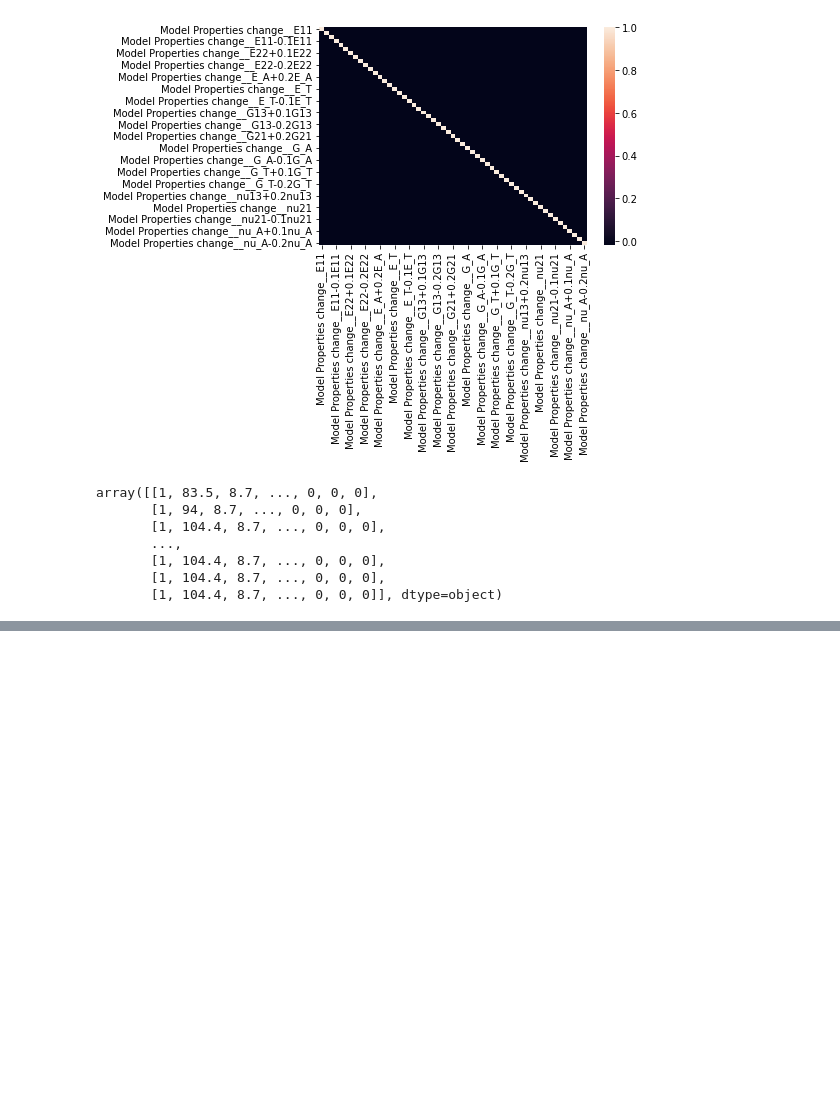
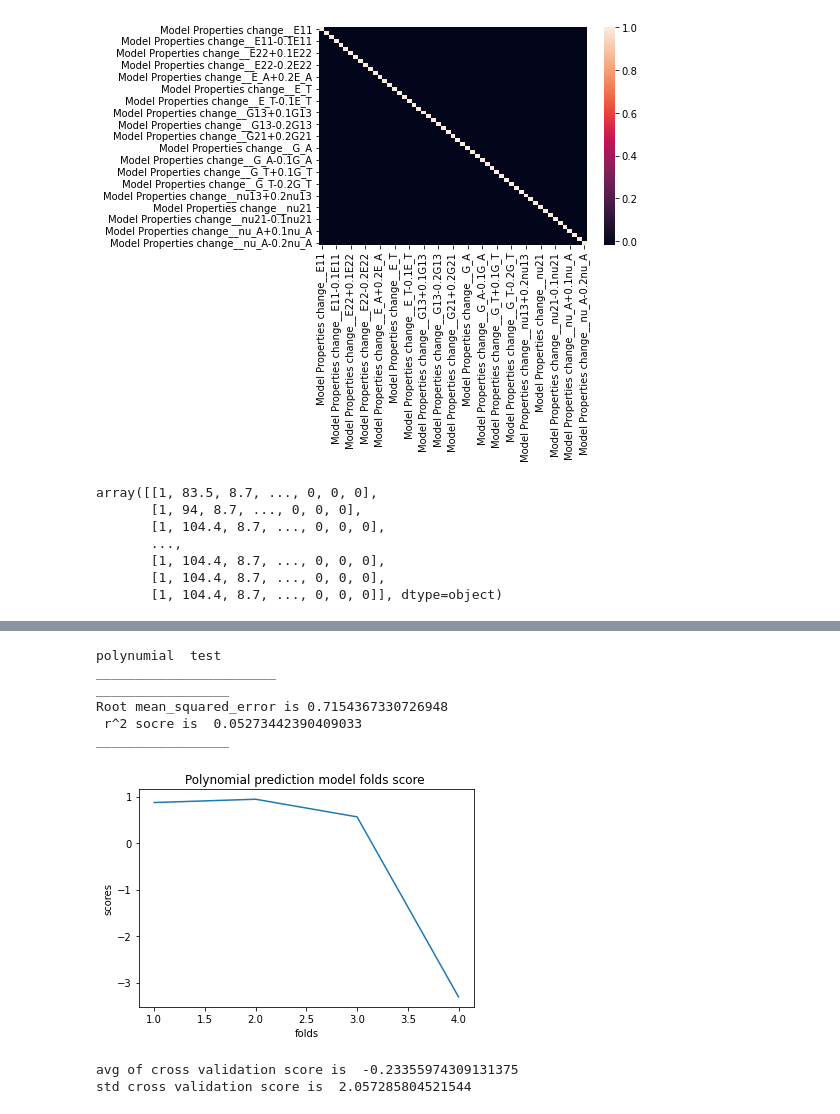
Before and after one commit to itayzaada/DCB_prediction_Using_Machine_Learning, a Jupyter notebook: Prediction of the ERR for mode I (DCB) for a composite laminate with arbitrary properties using ML.ipynb, the cells around one changed output, grey strips where cells are left out. Saved outputs shown, nothing was run; the diff lists cells and outputs as text; code cells hidden in the pictures; blank space fills up the shorter version.

```diff
--- a/Prediction of the ERR for mode I (DCB) for a composite laminate with arbitrary properties using ML.ipynb
+++ b/Prediction of the ERR for mode I (DCB) for a composite laminate with arbitrary properties using ML.ipynb
@@ -227,3 +304,55 @@ X_test = sc.transform (X_test)
+# %%
+#polynumial regression using 1dgree as the dgree beacuse lowest std in cross validation & have the highest r^2 ##
+
+#prediction ##
+
+print("polynumial  test")
+print("_______________________")
+poly_reg = PolynomialFeatures(best)## make polyni,ail##
+xp = poly_reg.fit_transform(X_train)## make x polynomial##
+
+poly_regressor = LinearRegression()
+poly_regressor.fit(xp, y_train)
+
+xt = poly_reg.fit_transform(X_test)## make x polynomial##
+y_pred = poly_regressor.predict(xt)## the predication of postive ##
+error = y_test-y_pred## the postive eror##
+error
+
+
+print("_________________")
+RMSE=sqrt(mean_squared_error(y_test,y_pred))
+score=r2_score(y_test,y_pred)
+print("Root mean_squared_error is",RMSE)
+print(" r^2 socre is ",score)
+
+prediction_vals["polynumial regression"]=RMSE
+prediction_vals_r2["polynumial regression"]=score
+
+folds=range(1,5)
+
+scores=cross_val_score(estimator=poly_regressor,X=X_train,y=y_train,cv=4,scoring='r2') #you can also try scoring=‘r2’
+print("_________________")
+plt.plot(folds,scores)
+plt.title('Polynomial prediction model folds score ')
+plt.xlabel('folds')
+plt.ylabel('scores')
+
+plt.show()
+print ("avg of cross validation score is ",mean(scores))
+print ("std cross validation score is ",std(scores))
+prediction_vals_std["polynumial regression"]=std(scores)
+prediction_vals_mr2["polynumial regression"]=mean(scores)
+# %% [output]
+polynumial  test
+_______________________
+_________________
+Root mean_squared_error is 0.7154367330726948
+ r^2 socre is  0.05273442390409033
+_________________
+[figure, added]
+avg of cross validation score is  -0.23355974309131375
+std cross validation score is  2.057285804521544
 # %%
 ####Ridge##
 #prediction####
```
Also changed, not shown: parts of 24 cells of this notebook.
